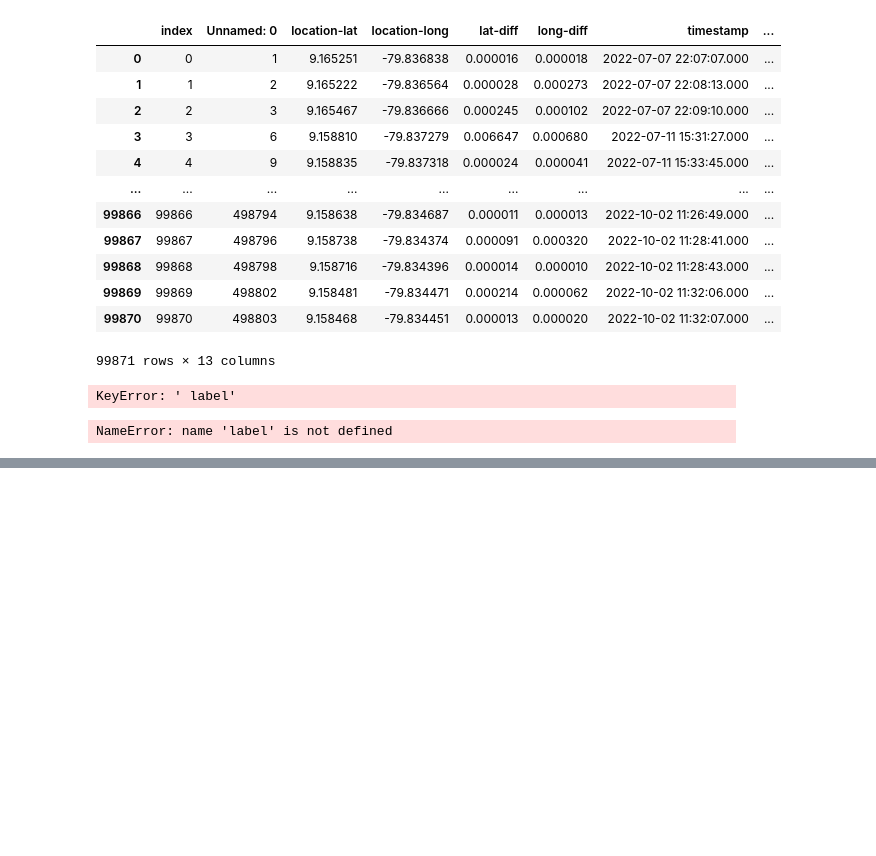
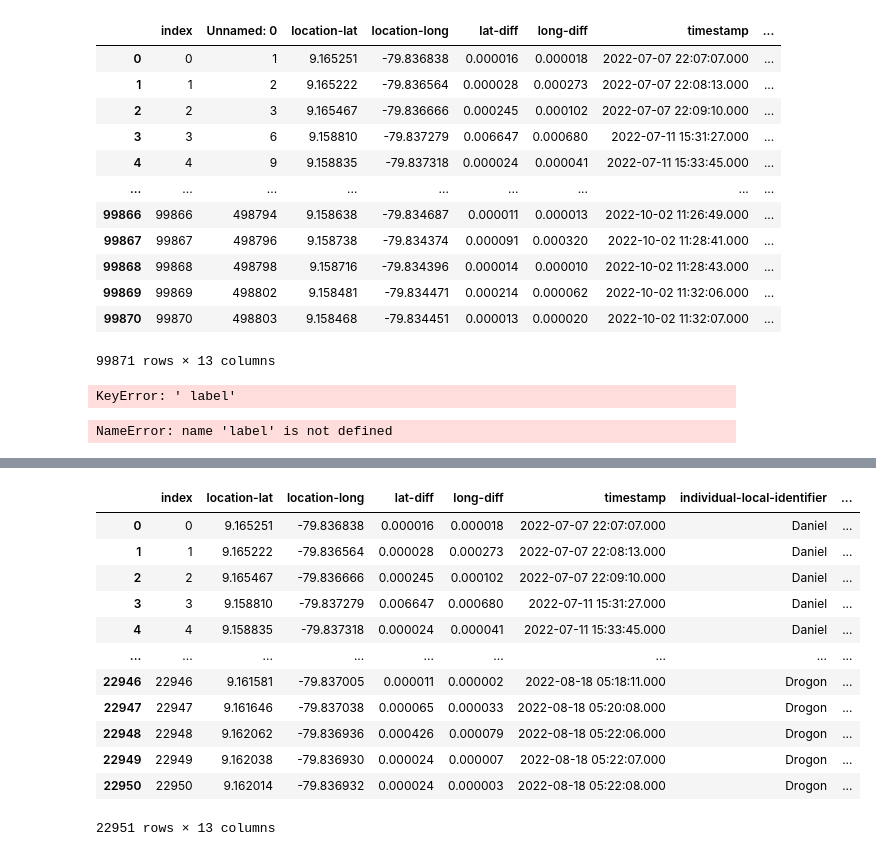
Before and after one commit to shivamabrol/Research-Animal-Movement, a Jupyter notebook: Animal movement data structure2.ipynb, the cells around one changed output, grey strips where cells are left out. Saved outputs shown, nothing was run; the diff lists cells and outputs as text; code cells hidden in the pictures; blank space fills up the shorter version.

```diff
--- a/Animal movement data structure2.ipynb
+++ b/Animal movement data structure2.ipynb
@@ -176,0 +243,24 @@ df.to_csv('data/Dead-Reackon-Sample-1.csv')
+# %%
+import pandas as pd
+import numpy as np
+df = pd.read_csv('data/Dead-Reackon-Sample-1.csv')
+# %%
+df.drop(['Unnamed: 0.2', 'Unnamed: 0.1', 'Unnamed: 0'], axis = 1, inplace = True)
+# %%
+df.drop(['random_col', 'random_column'], axis = 1, inplace = True)
+# %%
+df
+# %% [output]
+|  | index | location-lat | location-long | lat-diff | long-diff | timestamp | individual-local-identifier | ... |
+| 0 | 0 | 9.165251 | -79.836838 | 0.000016 | 0.000018 | 2022-07-07 22:07:07.000 | Daniel | ... |
+| 1 | 1 | 9.165222 | -79.836564 | 0.000028 | 0.000273 | 2022-07-07 22:08:13.000 | Daniel | ... |
+| 2 | 2 | 9.165467 | -79.836666 | 0.000245 | 0.000102 | 2022-07-07 22:09:10.000 | Daniel | ... |
+| 3 | 3 | 9.158810 | -79.837279 | 0.006647 | 0.000680 | 2022-07-11 15:31:27.000 | Daniel | ... |
+| 4 | 4 | 9.158835 | -79.837318 | 0.000024 | 0.000041 | 2022-07-11 15:33:45.000 | Daniel | ... |
+| ... | ... | ... | ... | ... | ... | ... | ... | ... |
+| 22946 | 22946 | 9.161581 | -79.837005 | 0.000011 | 0.000002 | 2022-08-18 05:18:11.000 | Drogon | ... |
+| 22947 | 22947 | 9.161646 | -79.837038 | 0.000065 | 0.000033 | 2022-08-18 05:20:08.000 | Drogon | ... |
+| 22948 | 22948 | 9.162062 | -79.836936 | 0.000426 | 0.000079 | 2022-08-18 05:22:06.000 | Drogon | ... |
+| 22949 | 22949 | 9.162038 | -79.836930 | 0.000024 | 0.000007 | 2022-08-18 05:22:07.000 | Drogon | ... |
+| 22950 | 22950 | 9.162014 | -79.836932 | 0.000024 | 0.000003 | 2022-08-18 05:22:08.000 | Drogon | ... |
+22951 rows × 13 columns
```
Also changed, not shown: parts of 7 cells of this notebook, 17 other files.
